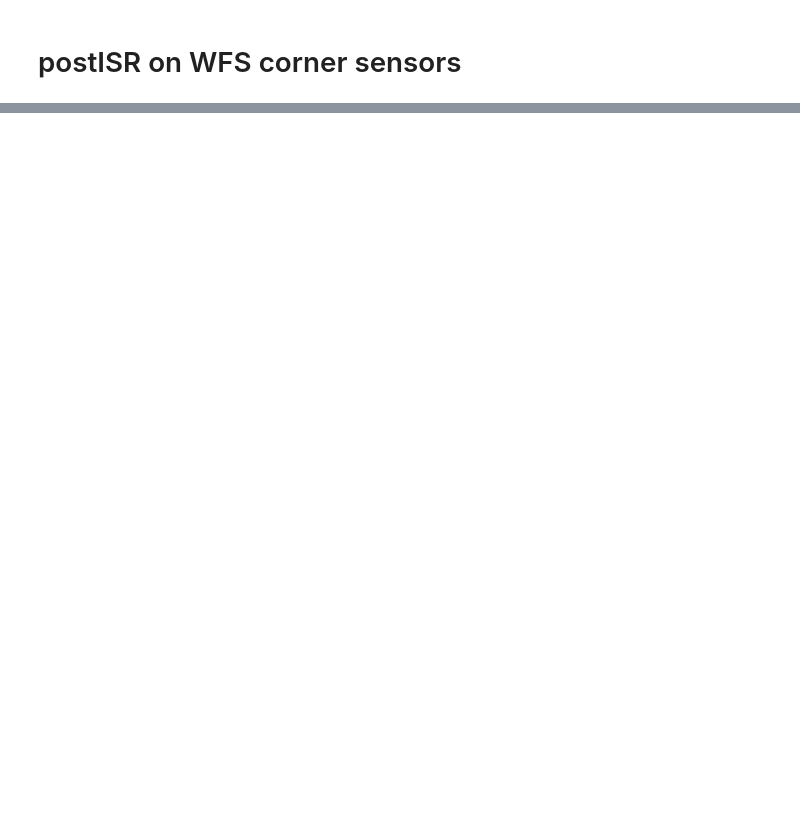
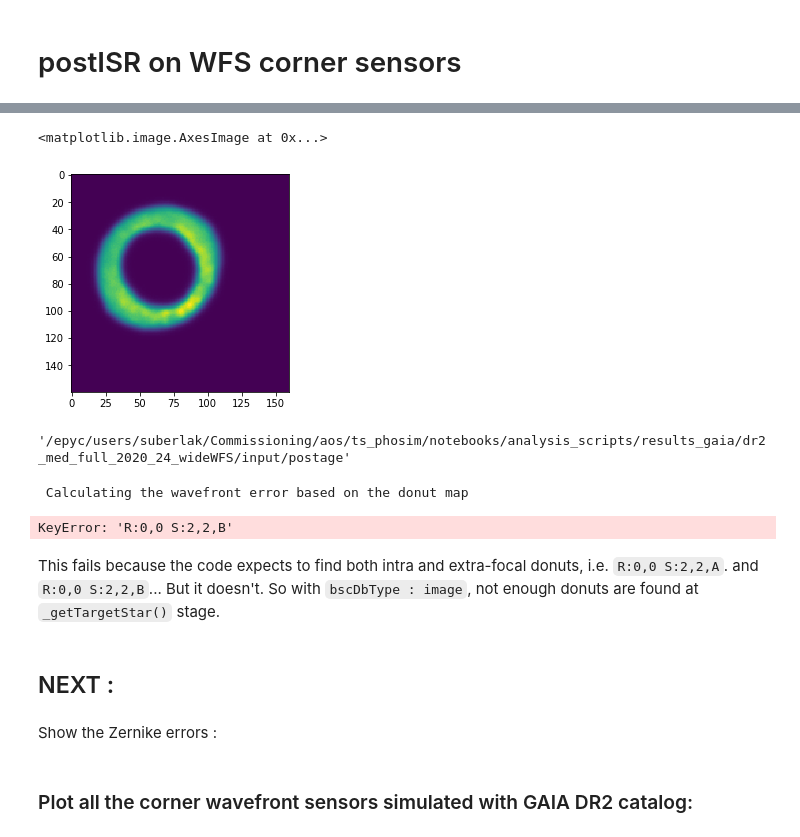
Before and after one commit to lsst-ts/ts_phosim, a Jupyter notebook: notebooks/analysis_notebooks/postISR_corner_WFS.ipynb, the cells around one changed output, grey strips where cells are left out. Saved outputs shown, nothing was run; the diff lists cells and outputs as text; code cells hidden in the pictures; blank space fills up the shorter version.

```diff
--- a/notebooks/analysis_notebooks/postISR_corner_WFS.ipynb
+++ b/notebooks/analysis_notebooks/postISR_corner_WFS.ipynb
@@ -83,0 +92,13 @@ WARNING: negative scale parameter, image is within caustic, zcCol (in um)=
+# %%
+###
+# below are parts of _calcWfErr() that we are testing :
+###
+sensorNameList = list(neighborStarMap)
+# detector_list = sensorNameList
+isrImgMap = wep_calc.wepCntlr.getPostIsrImgMapOnCornerWfs(sensorNameList, obsIdList[0])
+
+doDeblending = wep_calc.settingFile.getSetting("doDeblending")
+
+postageImgDir = os.path.join(closed_loop_input_dir, 'postage')
+if not os.path.exists(postageImgDir):
+    os.makedirs(postageImgDir)
@@ -83,0 +112,4 @@ WARNING: negative scale parameter, image is within caustic, zcCol (in um)=
+# %%
+donutMap = wep_calc.wepCntlr.getDonutMap(neighborStarMap, isrImgMap, FilterType.REF,
+                                         doDeblending=doDeblending,
+                                         postageImg=True,postageImgDir=postageImgDir)
@@ -84,3 +183,22 @@ WARNING: negative scale parameter, image is within caustic, zcCol (in um)=
+# %%
+plt.imshow(donutMap['R:0,0 S:2,2,A'][0].getIntraImg())
+# %% [output]
+<matplotlib.image.AxesImage at 0x...>
+[figure, added]
+# %%
+postageImgDir
+# %% [output]
+'/epyc/users/suberlak/Commissioning/aos/ts_phosim/notebooks/analysis_scripts/results_gaia/dr2_med_full_2020_24_wideWFS/input/postage'
+# %%
+# now pass the donutMap to WepController to calculate wavefront error :
+donutMap2 = wep_calc.wepCntlr.calcWfErr(donutMap,postageImgDir)
+# %% [output]
+ Calculating the wavefront error based on the donut map
+KeyError: 'R:0,0 S:2,2,B'
+# %% [markdown]
+This fails because the code expects to find both intra and extra-focal donuts,  i.e.  `R:0,0 S:2,2,A`. and `R:0,0 S:2,2,B`... But it doesn't. So with `bscDbType : image`, not enough donuts are found at `_getTargetStar()` stage.
+# %% [markdown]
+## NEXT :
 # %%
 #
 # TO DO : final steps
@@ -104,0 +225,2 @@ np.savetxt(wfs_zer_output, zerArray, header='The following are ZK in um from z4
+# %% [markdown]
+Show the Zernike errors :
@@ -104,0 +236,2 @@ np.savetxt(wfs_zer_output, zerArray, header='The following are ZK in um from z4
+# %% [markdown]
+### Plot all the corner wavefront sensors simulated with GAIA DR2 catalog:
```
Also changed, not shown: parts of 24 cells of this notebook.
